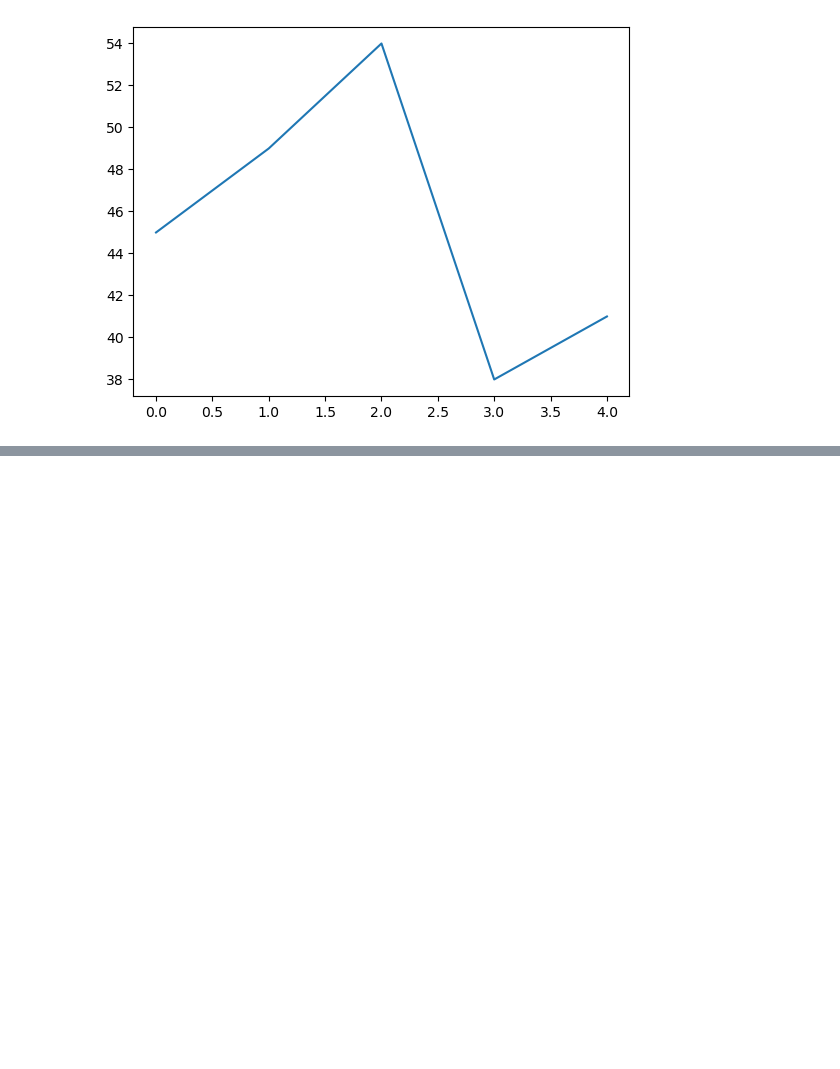
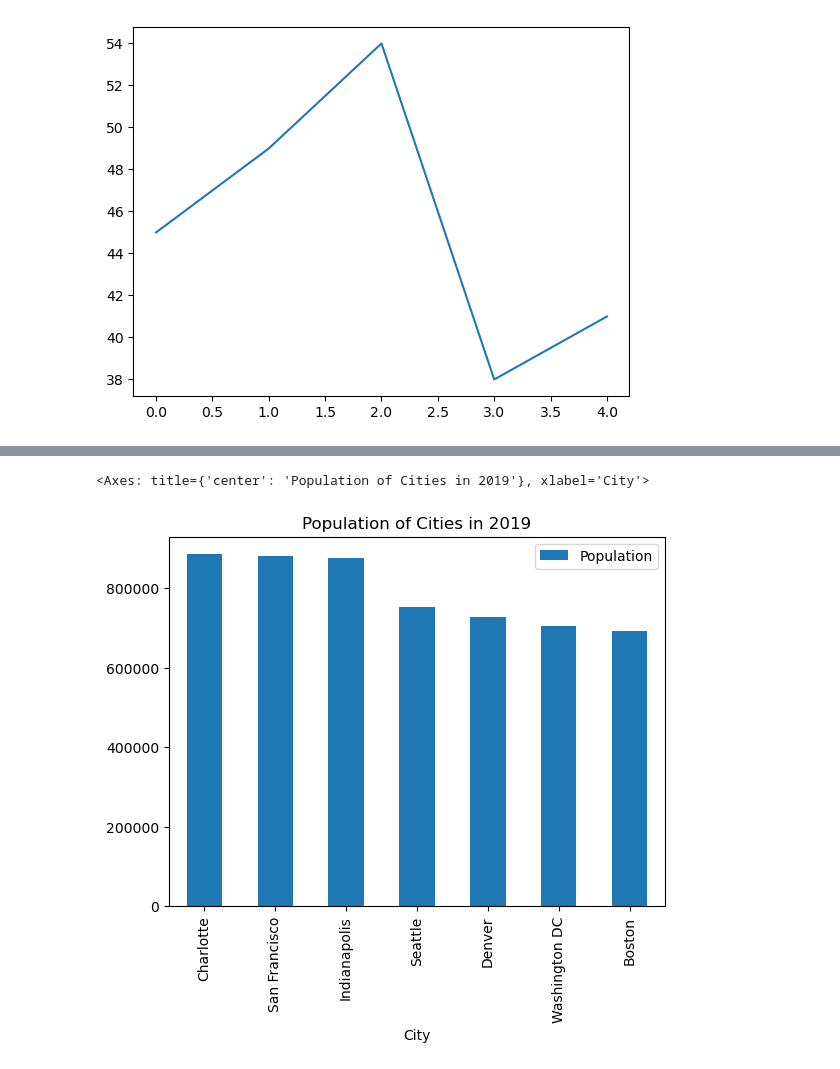
Before and after one commit to CS4580/my-notes-CarstenScholle, a Jupyter notebook: module4/into_plotting.ipynb, the cells around one changed output, grey strips where cells are left out. Saved outputs shown, nothing was run; the diff lists cells and outputs as text; code cells hidden in the pictures; blank space fills up the shorter version.

```diff
--- a/module4/into_plotting.ipynb
+++ b/module4/into_plotting.ipynb
@@ -67,0 +102,3 @@ plt.plot(y)
+# %%
+cities_df = pd.read_csv('../data/cities.csv')
+cities_df.head()
@@ -67,0 +112,4 @@ plt.plot(y)
+# %%
+# Filter records for year == 2019
+cities_2019_df = cities_df[cities_df['Year'] == 2019]
+cities_2019_df.head()
@@ -67,0 +123,6 @@ plt.plot(y)
+# %%
+# Now plot a bar chart of the numbers
+cities_2019_df.plot(kind='bar', x='City', y='Population', title='Population of Cities in 2019')
+# %% [output]
+<Axes: title={'center': 'Population of Cities in 2019'}, xlabel='City'>
+[figure, added]
```
Also changed, not shown: parts of 23 cells of this notebook, 4 other files.
